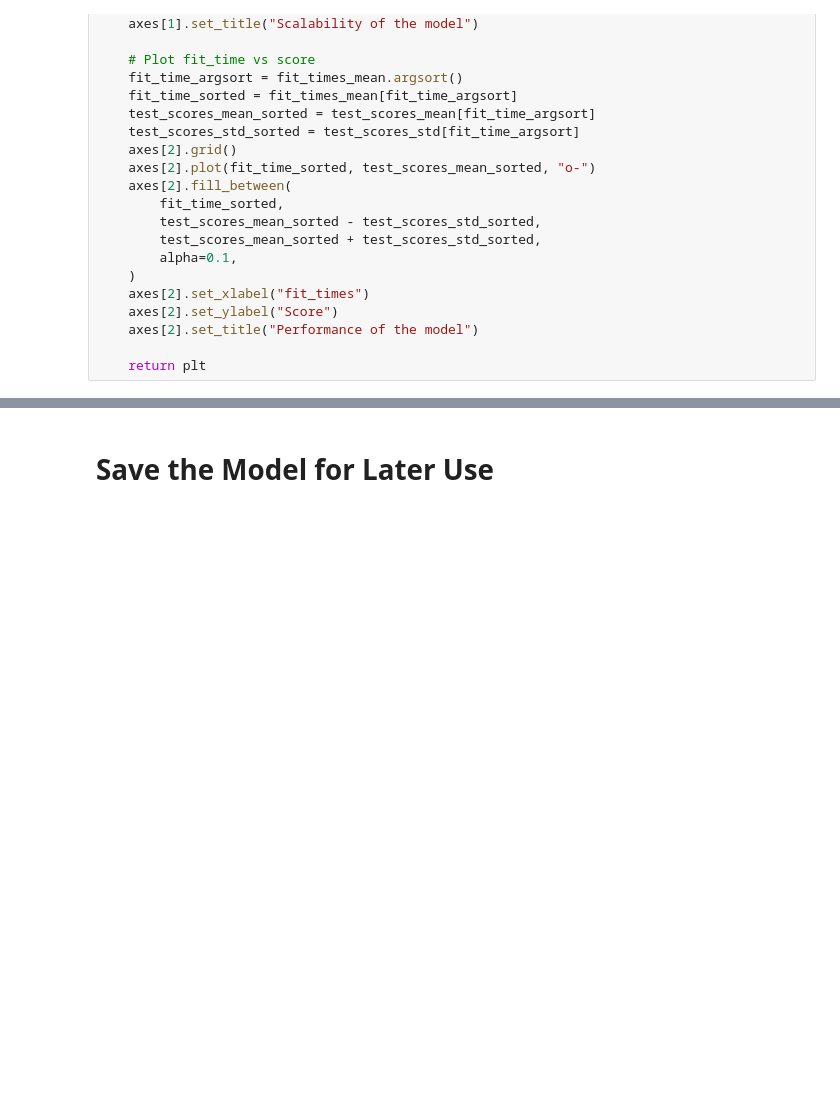
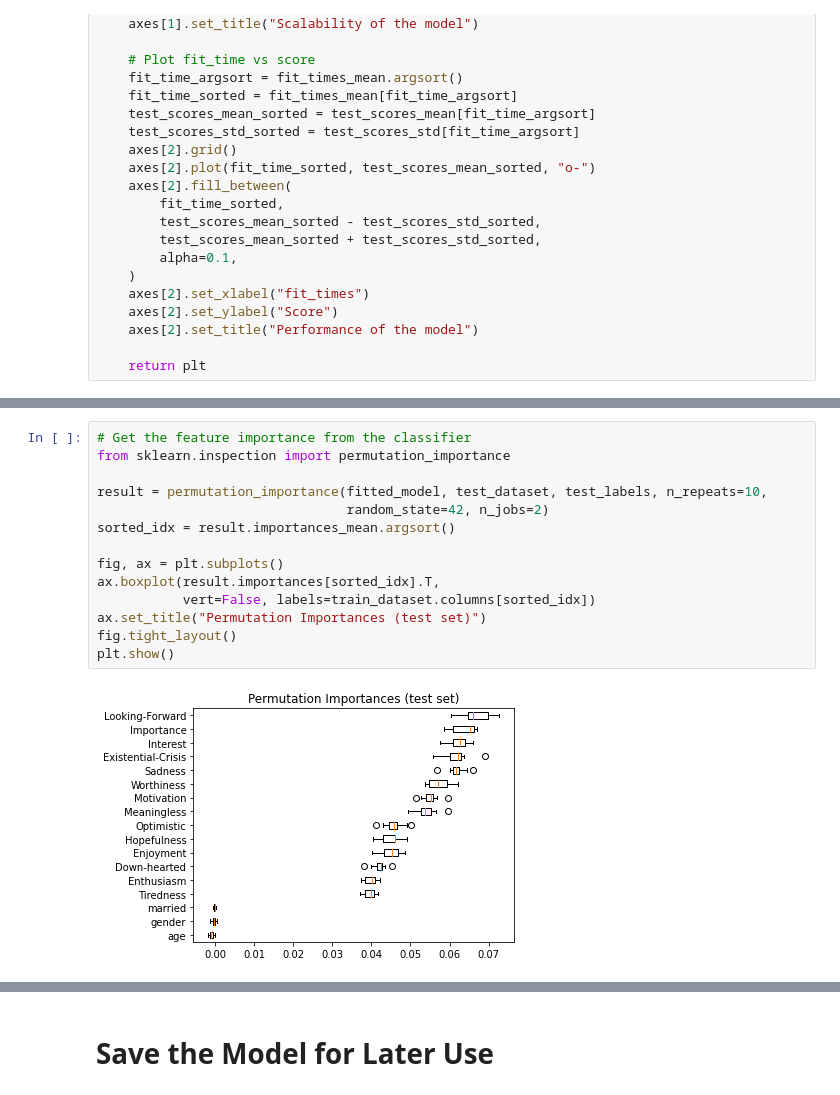
Before and after one commit to LimHonTing/DepressionIndicator, a Jupyter notebook: Depression_Indicator.ipynb, the cells around one changed output, grey strips where cells are left out. Saved outputs shown, nothing was run; the diff lists cells and outputs as text; blank space fills up the shorter version.

```diff
--- a/Depression_Indicator.ipynb
+++ b/Depression_Indicator.ipynb
@@ -489,0 +491,16 @@ plt.show()
+# %%
+# Get the feature importance from the classifier
+from sklearn.inspection import permutation_importance
+
+result = permutation_importance(fitted_model, test_dataset, test_labels, n_repeats=10,
+                                random_state=42, n_jobs=2)
+sorted_idx = result.importances_mean.argsort()
+
+fig, ax = plt.subplots()
+ax.boxplot(result.importances[sorted_idx].T,
+           vert=False, labels=train_dataset.columns[sorted_idx])
+ax.set_title("Permutation Importances (test set)")
+fig.tight_layout()
+plt.show()
+# %% [output]
+[figure, added]
```
Also changed, not shown: parts of 14 cells of this notebook.
